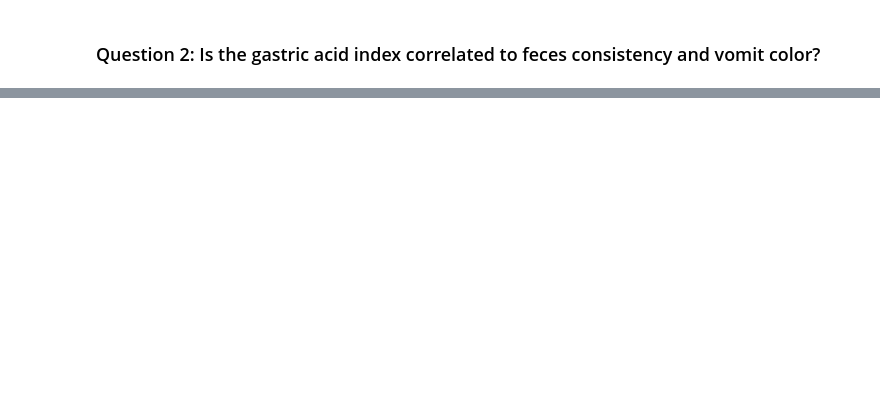
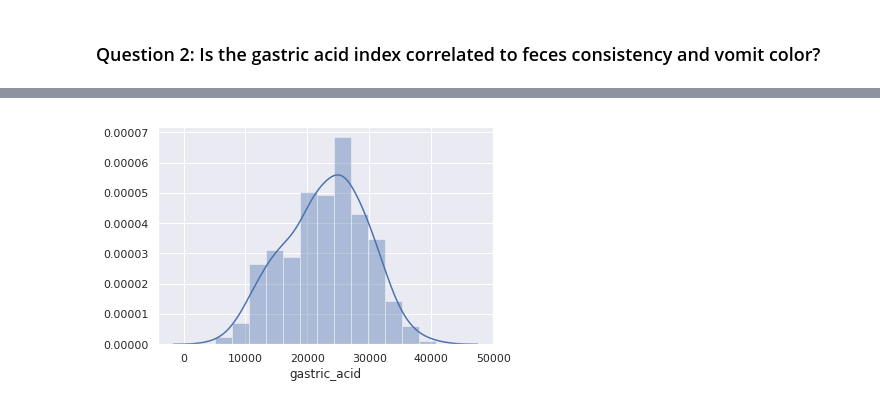
Before and after one commit to wobniarin/community-day, a Jupyter notebook: data/community_day.ipynb, the cells around one changed output, grey strips where cells are left out. Drawn from its saved outputs; the diff is of its cells as text; code cells hidden in the pictures; blank space fills up the shorter version.

```diff
--- a/data/community_day.ipynb
+++ b/data/community_day.ipynb
@@ -170,0 +204,5 @@ plt.legend(loc='upper right')
+# %%
+sns.distplot(df.gastric_acid**2)
+plt.show()
+# %% [output]
+[figure, added]
```
Also changed, not shown: parts of 26 cells of this notebook.
